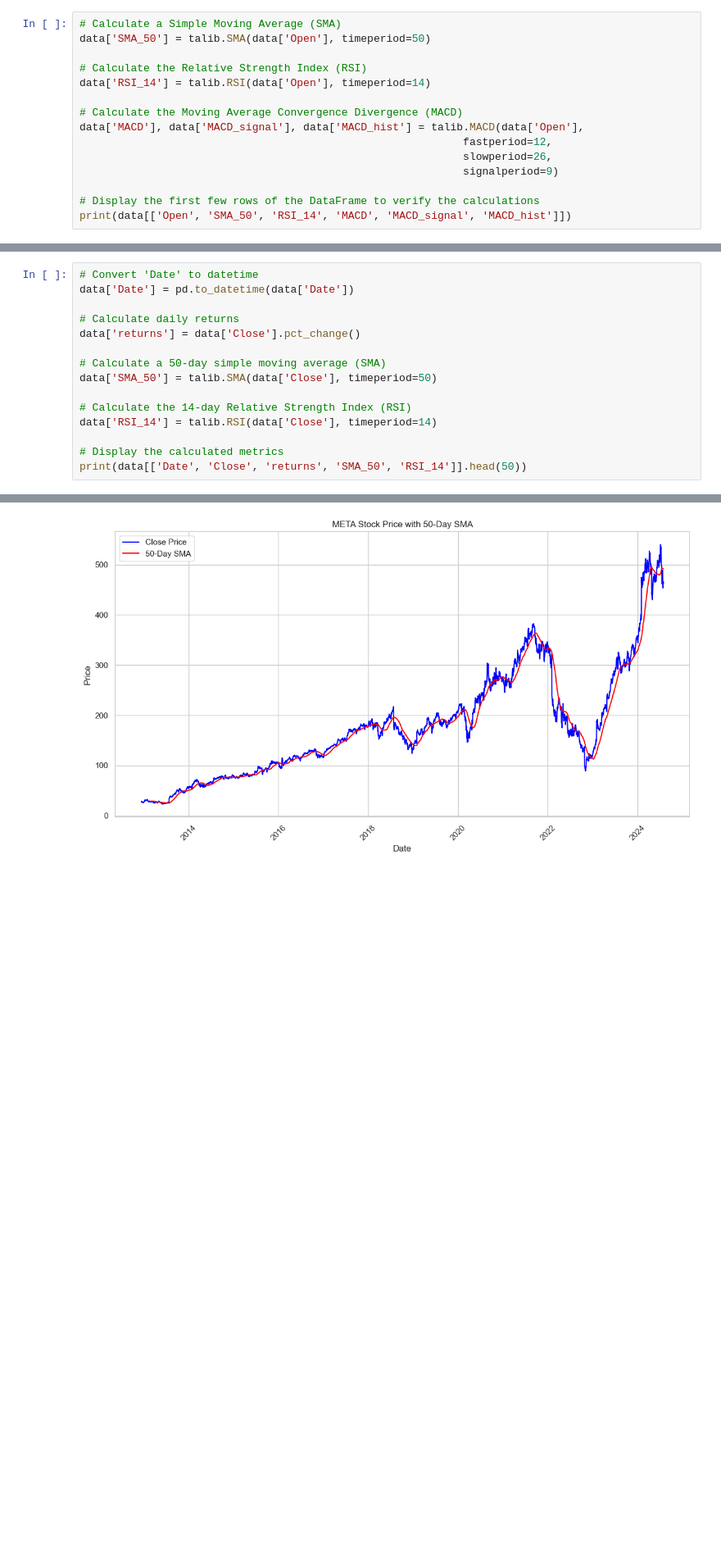
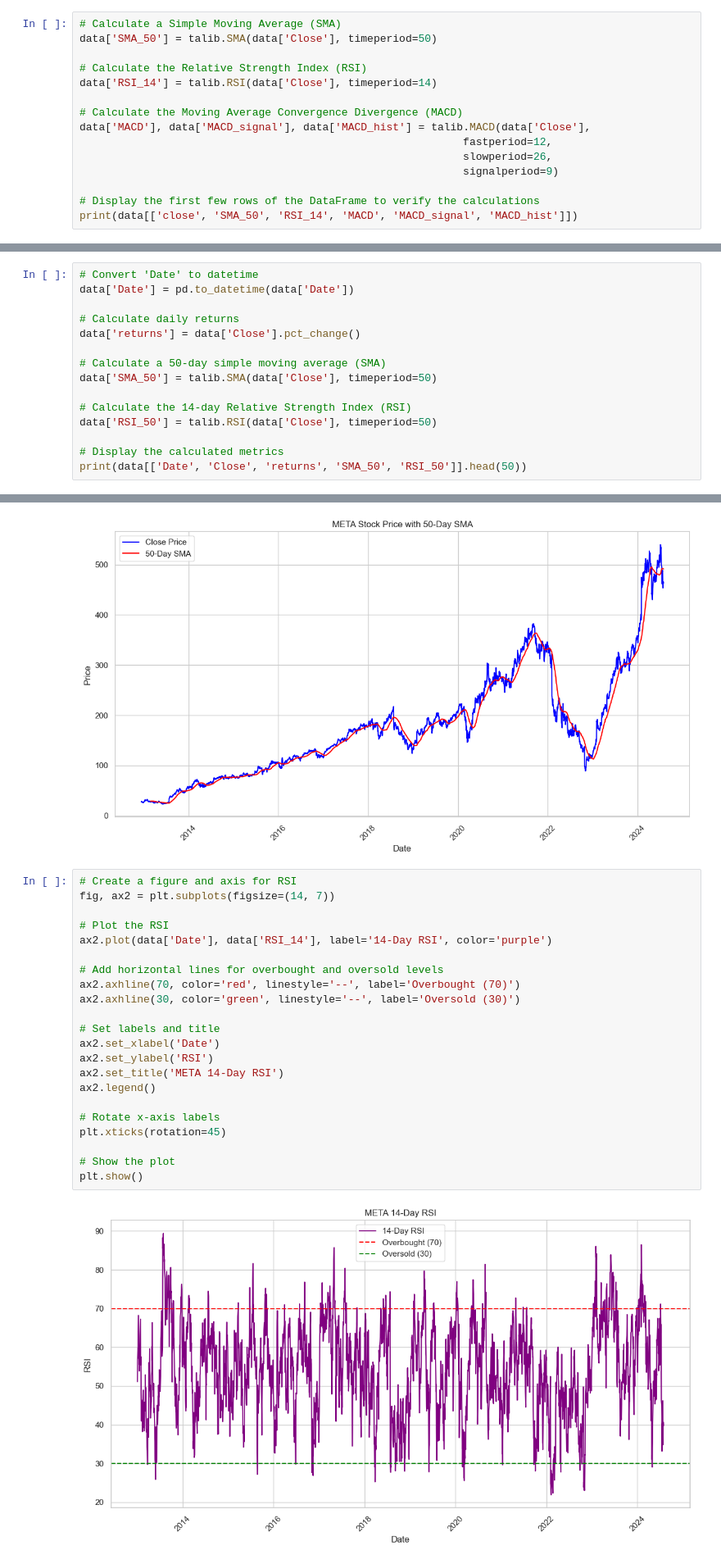
Before and after one commit to tesfayefekadu/kifiya_week_1, a Jupyter notebook: notebooks/quantitative_analysis.ipynb, the cells around one changed output, grey strips where cells are left out. Shown: that part at 82% size. Saved outputs shown, nothing was run; the diff lists cells and outputs as text; blank space fills up the shorter version.

```diff
--- a/notebooks/quantitative_analysis.ipynb
+++ b/notebooks/quantitative_analysis.ipynb
@@ -35,19 +35,19 @@ dtypes: float64(7), int64(1), object(1)
 memory usage: 205.9+ KB
 # %%
 # Calculate a Simple Moving Average (SMA)
-data['SMA_50'] = talib.SMA(data['Open'], timeperiod=50)
+data['SMA_50'] = talib.SMA(data['Close'], timeperiod=50)
 
 # Calculate the Relative Strength Index (RSI)
-data['RSI_14'] = talib.RSI(data['Open'], timeperiod=14)
+data['RSI_14'] = talib.RSI(data['Close'], timeperiod=14)
 
 # Calculate the Moving Average Convergence Divergence (MACD)
-data['MACD'], data['MACD_signal'], data['MACD_hist'] = talib.MACD(data['Open'],
+data['MACD'], data['MACD_signal'], data['MACD_hist'] = talib.MACD(data['Close'],
                                                             fastperiod=12,
                                                             slowperiod=26,
                                                             signalperiod=9)
 
 # Display the first few rows of the DataFrame to verify the calculations
-print(data[['Open', 'SMA_50', 'RSI_14', 'MACD', 'MACD_signal', 'MACD_hist']])
+print(data[['close', 'SMA_50', 'RSI_14', 'MACD', 'MACD_signal', 'MACD_hist']])
 # %% [output]
             Open      SMA_50     RSI_14      MACD  MACD_signal  MACD_hist
 0      28.000000         NaN        NaN       NaN          NaN        NaN
@@ -83,8 +83,8 @@ data['returns'] = data['Close'].pct_change()
 data['SMA_50'] = talib.SMA(data['Close'], timeperiod=50)
 
 # Calculate the 14-day Relative Strength Index (RSI)
-data['RSI_14'] = talib.RSI(data['Close'], timeperiod=14)
+data['RSI_50'] = talib.RSI(data['Close'], timeperiod=50)
 
 # Display the calculated metrics
-print(data[['Date', 'Close', 'returns', 'SMA_50', 'RSI_14']].head(50))
+print(data[['Date', 'Close', 'returns', 'SMA_50', 'RSI_50']].head(50))
 # %% [output]
@@ -130,3 +130,27 @@ plt.xticks(rotation=45)
 plt.show()
 # %% [output]
 [figure]
+# %%
+# Create a figure and axis for RSI
+fig, ax2 = plt.subplots(figsize=(14, 7))
+
+# Plot the RSI
+ax2.plot(data['Date'], data['RSI_14'], label='14-Day RSI', color='purple')
+
+# Add horizontal lines for overbought and oversold levels
+ax2.axhline(70, color='red', linestyle='--', label='Overbought (70)')
+ax2.axhline(30, color='green', linestyle='--', label='Oversold (30)')
+
+# Set labels and title
+ax2.set_xlabel('Date')
+ax2.set_ylabel('RSI')
+ax2.set_title('META 14-Day RSI')
+ax2.legend()
+
+# Rotate x-axis labels
+plt.xticks(rotation=45)
+
+# Show the plot
+plt.show()
+# %% [output]
+[figure, added]
```
Also changed, not shown: parts of 1 cell of this notebook.
